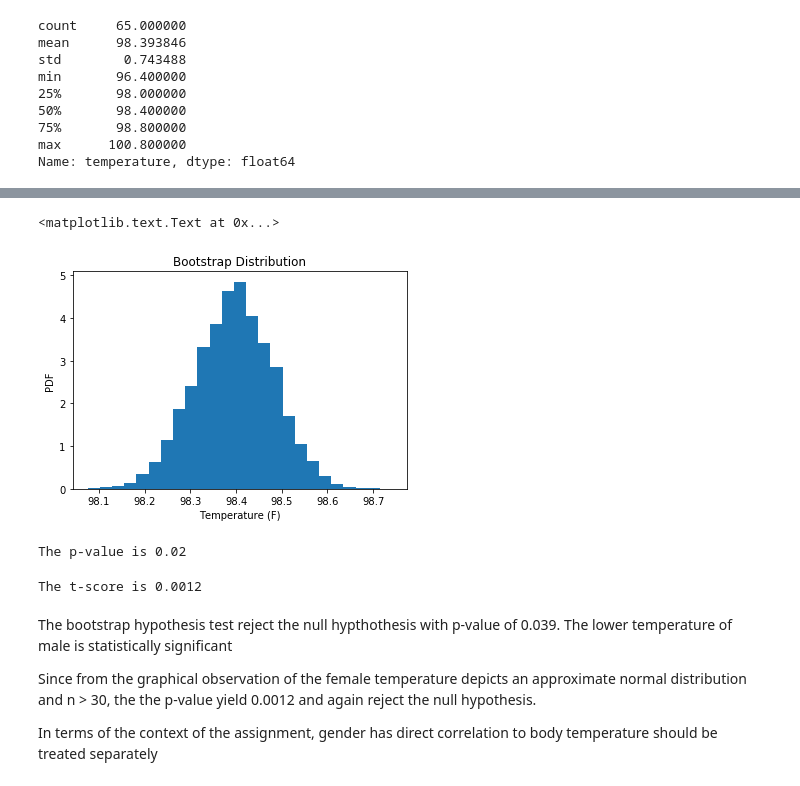
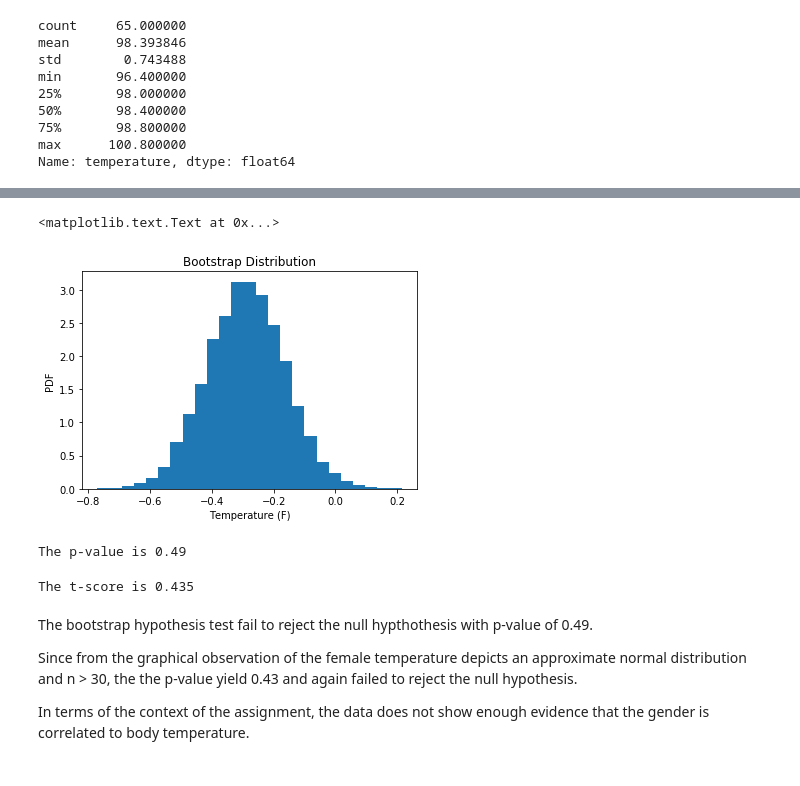
Before and after one commit to activerabbit/Springboard, a Jupyter notebook: Assignment/EDA_human_temperature/sliderule_dsi_inferential_statistics_exercise_1.ipynb, the cells around one changed output, grey strips where cells are left out. Drawn from its saved outputs; the diff is of its cells as text; code cells hidden in the pictures.

Commit message:
modified bootstrap method

```diff
--- a/Assignment/EDA_human_temperature/sliderule_dsi_inferential_statistics_exercise_1.ipynb
+++ b/Assignment/EDA_human_temperature/sliderule_dsi_inferential_statistics_exercise_1.ipynb
@@ -321,34 +321,38 @@ plt.legend(('Male', 'Female'), loc = 'lower right')
 # %%
-##bootstrap male and adjust mean to that of female
-new_temp_male = male_temp - np.mean(male_temp) + np.mean(female_temp)
+##bootstrap approach
+diff = np.mean(male_norm) - np.mean(female_norm)
+indx = np.arange(130)
 bootm_10000 = []
 for i in range(10000):
-    boot = np.random.choice(new_temp_male, size = 65)
-    boot_mean = np.mean(boot)
-    bootm_10000.append(boot_mean)
+    boot_indx = np.random.choice(indx, size = 130)
+    boot = df.iloc[boot_indx]
+    boot_female_mean = np.mean(boot[boot['gender'] == 'F'].temperature)
+    boot_male_mean = np.mean(boot[boot['gender'] == 'M'].temperature)
+    difference = boot_male_mean - boot_female_mean
+    bootm_10000.append(difference)
 bootm_10000 = np.array(bootm_10000)
 _ = plt.hist(bootm_10000, bins = 25, normed = True)
 plt.xlabel('Temperature (F)')
 plt.ylabel('PDF')
 plt.title('Bootstrap Distribution')
 # %% [output]
 <matplotlib.text.Text at 0x...>
-[figure, old version]
+[figure, new version]
 # %%
-crit_bootm = bootm_10000[bootm_10000 < np.mean(male_temp)]
+crit_bootm = bootm_10000 <= diff
 p_value = np.sum(crit_bootm)/len(bootm_10000)
 print('The p-value is ' + str(round(p_value, 2)))
 # %% [output]
-The p-value is 0.02
+The p-value is 0.49
 # %%
-t_score = (np.mean(male_temp) - np.mean(female_temp))/(np.std(female_temp)/np.sqrt(len(female_temp)))
-p_value = stats.t.cdf(t_score, 64)
+z_score = (diff - np.mean(bootm_10000))/(np.std(bootm_10000)/np.sqrt(len(np_temp)))
+p_value = stats.norm.cdf(z_score)
 print('The t-score is ' + str(round(p_value, 4)))
 # %% [output]
-The t-score is 0.0012
+The t-score is 0.435
 # %% [markdown]
-The bootstrap hypothesis test reject the null hypthothesis with p-value of 0.039. The lower temperature of male is statistically significant
+The bootstrap hypothesis test fail to reject the null hypthothesis with p-value of 0.49.
 
-Since from the graphical observation of the female temperature depicts an approximate normal distribution and n > 30, the the p-value yield 0.0012 and again reject the null hypothesis.
+Since from the graphical observation of the female temperature depicts an approximate normal distribution and n > 30, the the p-value yield 0.43 and again failed to reject the null hypothesis.
 
-In terms of the context of the assignment, gender has direct correlation to body temperature should be treated separately
+In terms of the context of the assignment, the data does not show enough evidence that the gender is correlated to body temperature.
```
Also changed, not shown: parts of 9 cells of this notebook.
